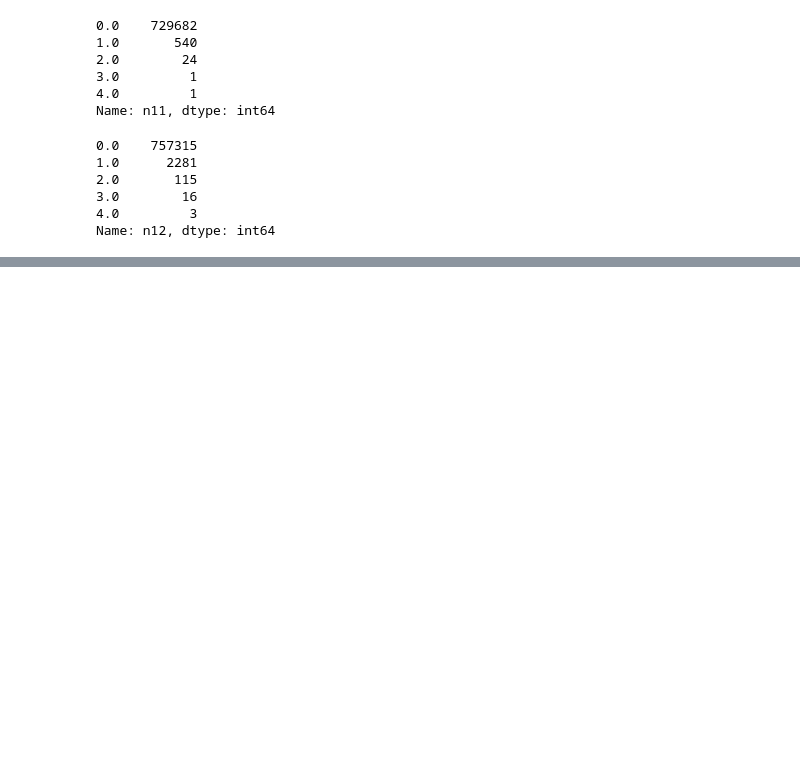
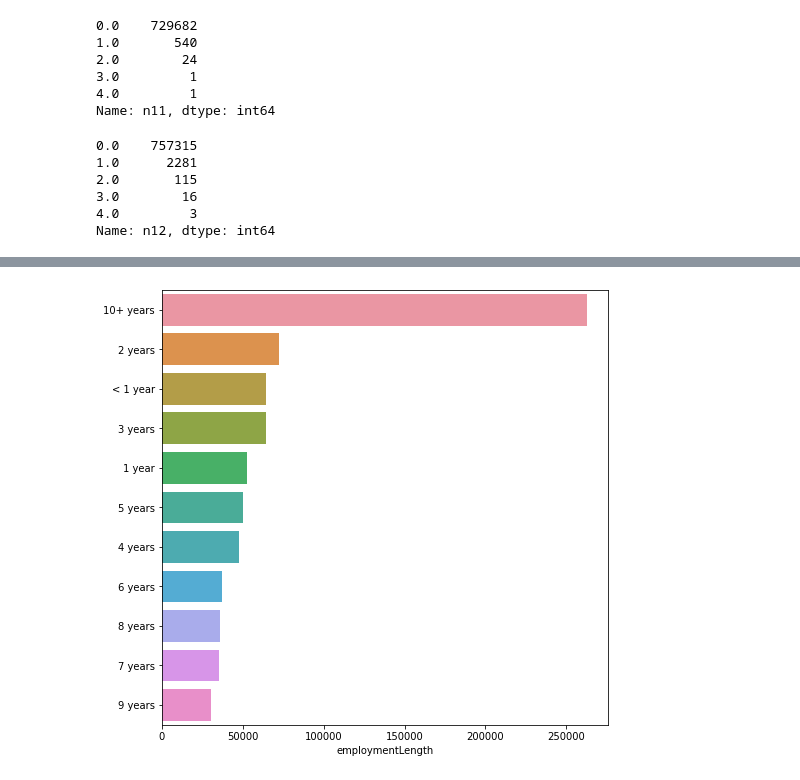
Before and after one commit to zhi-sh/competitions, a Jupyter notebook: TC_金融风控-贷款违约预测/T1_EDA.ipynb, the cells around one changed output, grey strips where cells are left out. Saved outputs shown, nothing was run; the diff lists cells and outputs as text; code cells hidden in the pictures; blank space fills up the shorter version.

```diff
--- a/TC_金融风控-贷款违约预测/T1_EDA.ipynb
+++ b/TC_金融风控-贷款违约预测/T1_EDA.ipynb
@@ -224,0 +343,10 @@ Name: n12, dtype: int64
+# %%
+# 单一变量分布可视化
+
+feature = 'employmentLength'
+
+plt.figure(figsize=(8, 8))
+sns.barplot(train[feature].value_counts(dropna=False)[:20], train[feature].value_counts(dropna=False).keys()[:20])
+plt.show()
+# %% [output]
+[figure, added]
```
Also changed, not shown: parts of 23 cells of this notebook.
